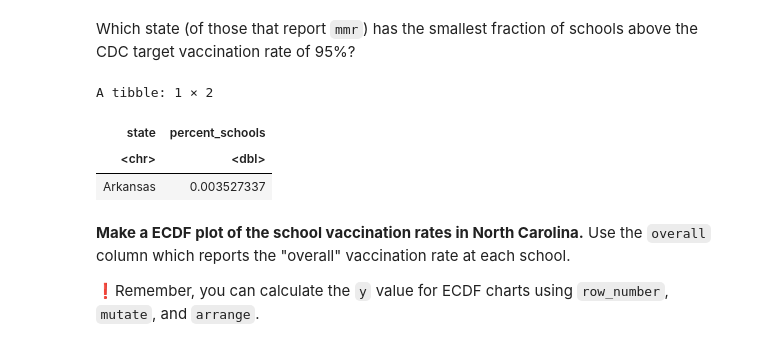
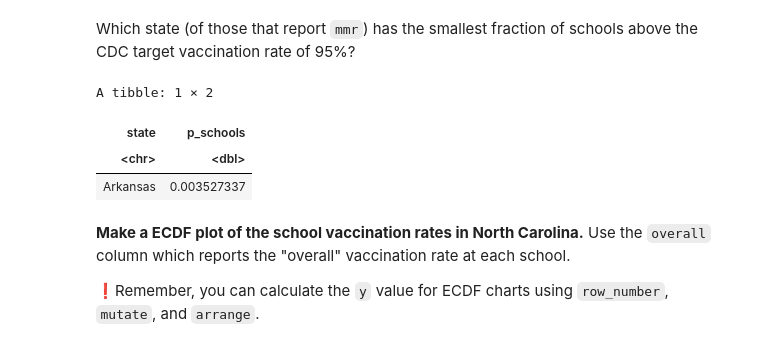
Before and after one commit to mcmckeithen/BIOS512, a Jupyter notebook: 04_BIOS512_assignment.ipynb, the cells around one changed output. Saved outputs shown, nothing was run; the diff lists cells and outputs as text; code cells hidden in the pictures.

```diff
--- a/04_BIOS512_assignment.ipynb
+++ b/04_BIOS512_assignment.ipynb
@@ -73,10 +79,10 @@ A tibble: 6 × 2
 # %% [markdown]
 Which state (of those that report `mmr`) has the smallest fraction of schools above the CDC target vaccination rate of 95%?
 # %%
-df_vacc_rates |> arrange(percent_schools) |> head(1)
+df_vacc_rates |> arrange(p_schools) |> head(1)
 # %% [output]
 A tibble: 1 × 2
-| state | percent_schools |
+| state | p_schools |
 | <chr> | <dbl> |
 | Arkansas | 0.003527337 |
 # %% [markdown]
```
Also changed, not shown: parts of 2 cells of this notebook.
